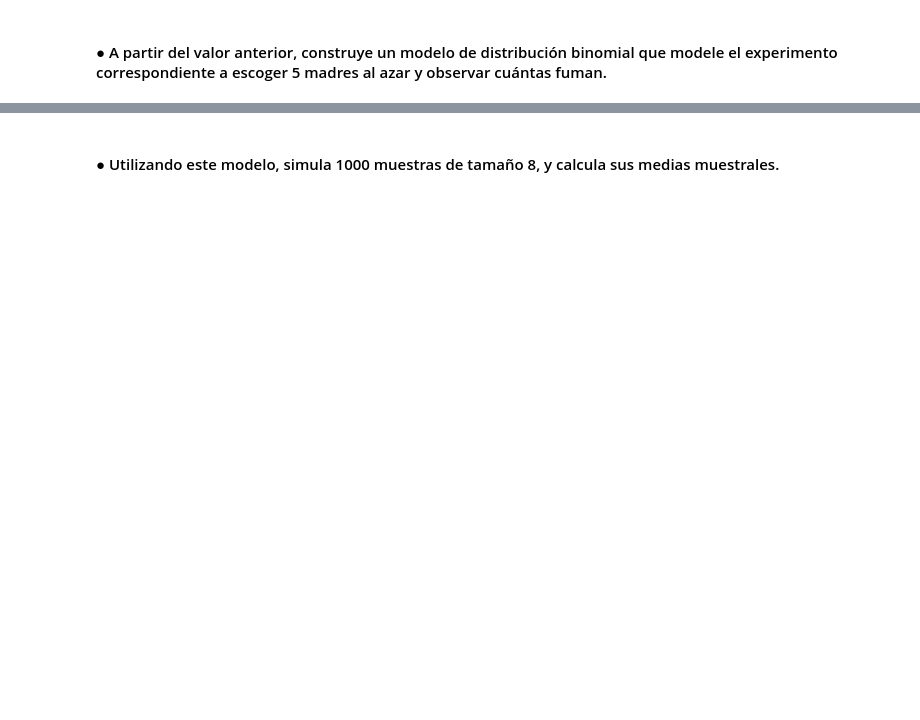
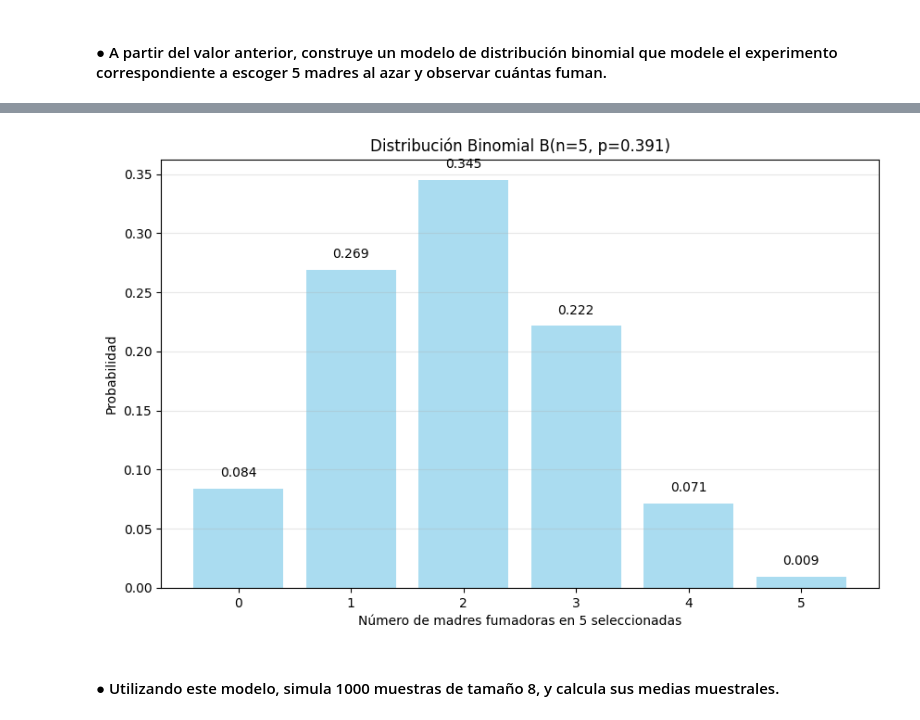
Before and after one commit to drojaslopez/DataScience, a Jupyter notebook: 3 Análisis estadístico con Python (G122)/Desafio/4/Desafio_Preparación_datos_gráficos.ipynb, the cells around one changed output, grey strips where cells are left out. Saved outputs shown, nothing was run; the diff lists cells and outputs as text; code cells hidden in the pictures; blank space fills up the shorter version.

```diff
--- a/3 Análisis estadístico con Python (G122)/Desafio/4/Desafio_Preparación_datos_gráficos.ipynb
+++ b/3 Análisis estadístico con Python (G122)/Desafio/4/Desafio_Preparación_datos_gráficos.ipynb
@@ -219,2 +269,30 @@ plt.legend()
 # %% [markdown]
 #### ● A partir del valor anterior, construye un modelo de distribución binomial que modele el experimento correspondiente a escoger 5 madres al azar y observar cuántas fuman.
+# %%
+
+
+# Parámetros del modelo binomial
+p = 0.3910  # probabilidad de que una madre fume (calculada anteriormente)
+n = 5       # número de madres a escoger
+
+# Crear distribución binomial
+dist_binomial = binom(n, p)
+
+# Calcular probabilidades para cada posible resultado (0-5 madres fumadoras)
+x = np.arange(0, n+1)  # valores posibles: 0, 1, 2, 3, 4, 5
+probabilidades = dist_binomial.pmf(x)
+
+# Mostrar la distribución
+print("Distribución Binomial - Número de madres fumadoras en 5 seleccionadas:")
+for i, prob in enumerate(probabilidades):
+    print(f"P(X = {i}) = {prob:.4f} ({prob*100:.2f}%)")
+
+# Verificar que suman 1
+print(f"\nSuma de probabilidades: {probabilidades.sum():.4f}")
+
+# Estadísticas del modelo
+media = dist_binomial.mean()
+varianza = dist_binomial.var()
+print(f"\nMedia esperada: {media:.2f}")
+print(f"Varianza: {varianza:.2f}")
+print(f"Desviación estándar: {np.sqrt(varianza):.2f}")
@@ -221,2 +313,18 @@ plt.legend()
+# %%
+# Gráfico de la distribución binomial
+plt.figure(figsize=(10, 6))
+plt.bar(x, probabilidades, color='skyblue', alpha=0.7)
+plt.xlabel('Número de madres fumadoras en 5 seleccionadas')
+plt.ylabel('Probabilidad')
+plt.title(f'Distribución Binomial B(n={n}, p={p:.3f})')
+plt.xticks(x)
+plt.grid(axis='y', alpha=0.3)
+
+# Agregar etiquetas de valor
+for i, prob in enumerate(probabilidades):
+    plt.text(i, prob + 0.01, f'{prob:.3f}', ha='center')
+plt.show()
+# %% [output]
+[figure, added]
 # %% [markdown]
 #### ● Utilizando este modelo, simula 1000 muestras de tamaño 8, y calcula sus medias muestrales.
```
Also changed, not shown: parts of 21 cells of this notebook.
